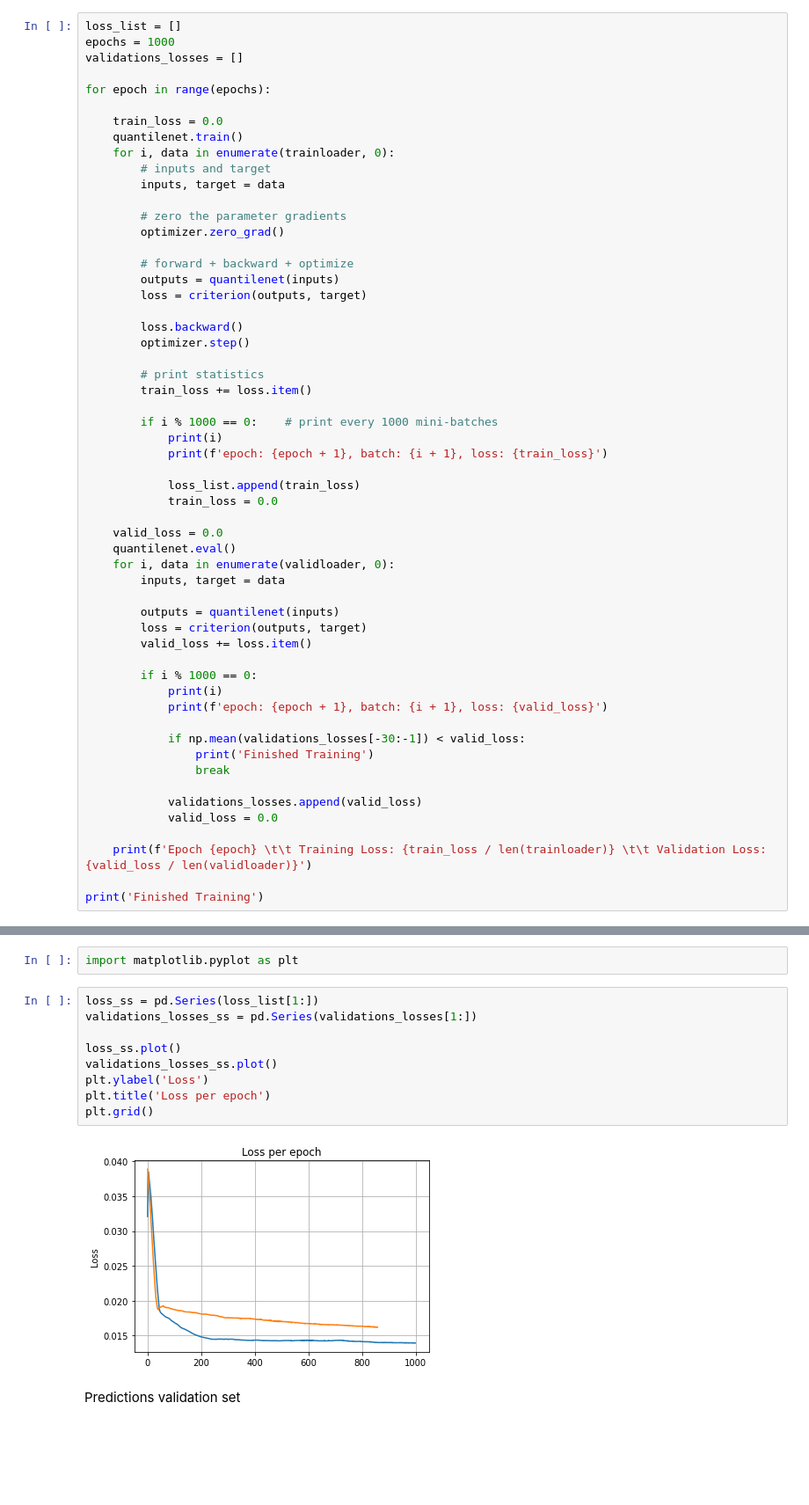
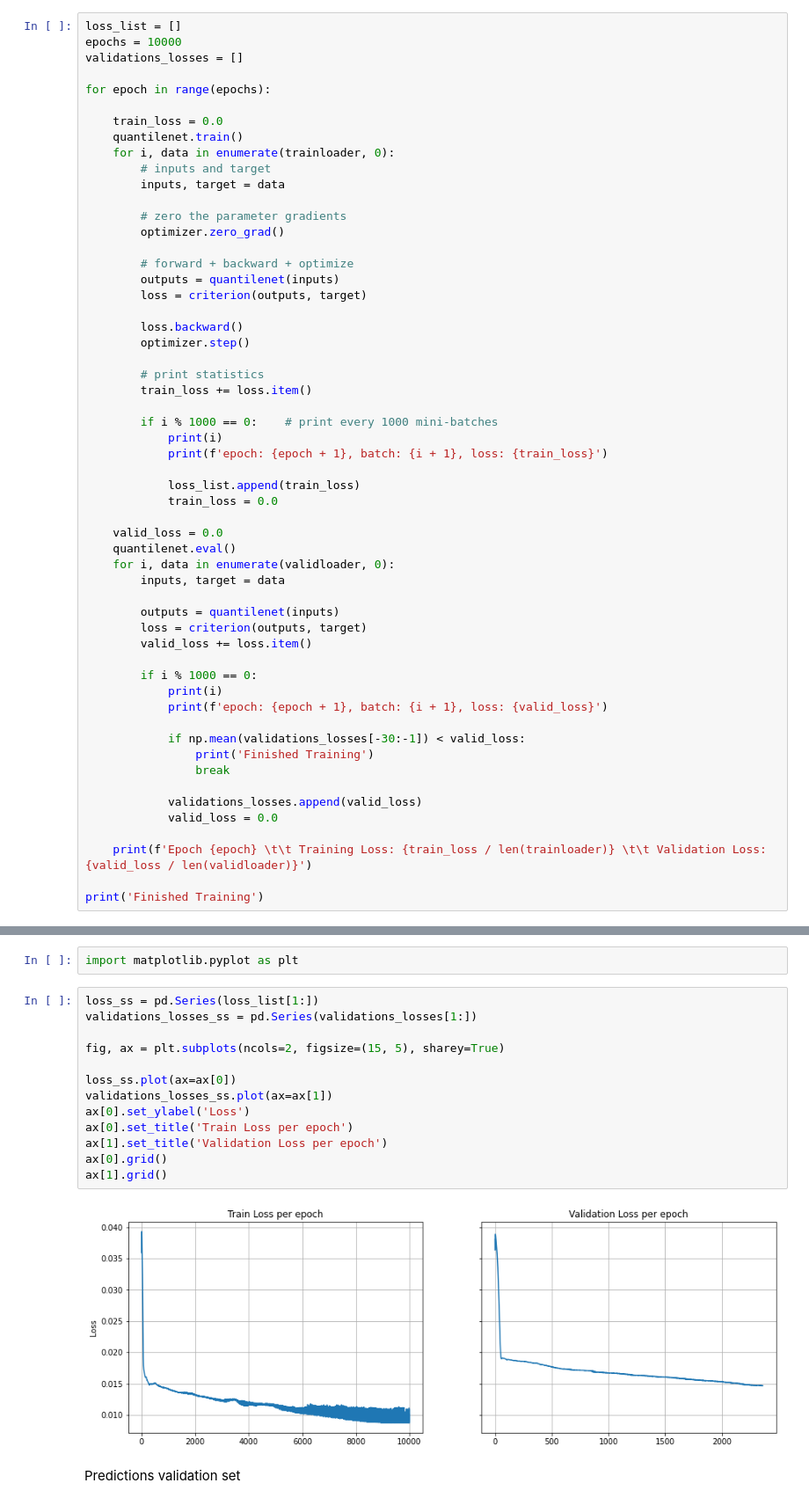
Before and after one commit to Javicadserres/wind-production-forecast, a Jupyter notebook: src/model-training.ipynb, the cells around one changed output, grey strips where cells are left out. Shown: that part at 88% size. Saved outputs shown, nothing was run; the diff lists cells and outputs as text; blank space fills up the shorter version.

```diff
--- a/src/model-training.ipynb
+++ b/src/model-training.ipynb
@@ -84,7 +84,7 @@ outputs = quantilenet(trainset.inputs)
 Train the model
 # %%
 loss_list = []
-epochs = 1000
+epochs = 10000
 validations_losses = []
 
 for epoch in range(epochs):
@@ -170,14 +147,18 @@ import matplotlib.pyplot as plt
 # %%
 loss_ss = pd.Series(loss_list[1:])
 validations_losses_ss = pd.Series(validations_losses[1:])
 
-loss_ss.plot()
-validations_losses_ss.plot()
-plt.ylabel('Loss')
-plt.title('Loss per epoch')
-plt.grid()
+fig, ax = plt.subplots(ncols=2, figsize=(15, 5), sharey=True)
+
+loss_ss.plot(ax=ax[0])
+validations_losses_ss.plot(ax=ax[1])
+ax[0].set_ylabel('Loss')
+ax[0].set_title('Train Loss per epoch')
+ax[1].set_title('Validation Loss per epoch')
+ax[0].grid()
+ax[1].grid()
 # %% [output]
-[figure, old version]
+[figure, new version]
 # %% [markdown]
 Predictions validation set
 # %%
```
Also changed, not shown: parts of 4 cells of this notebook.
